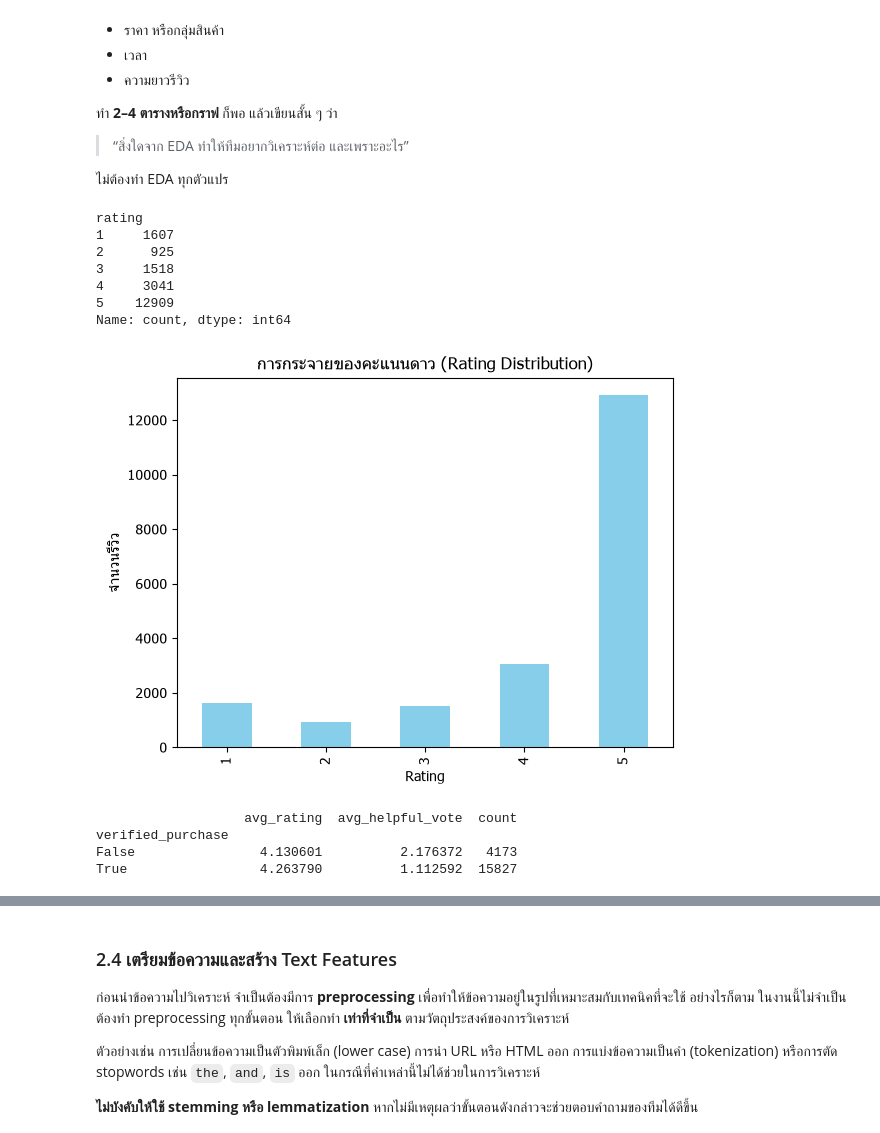
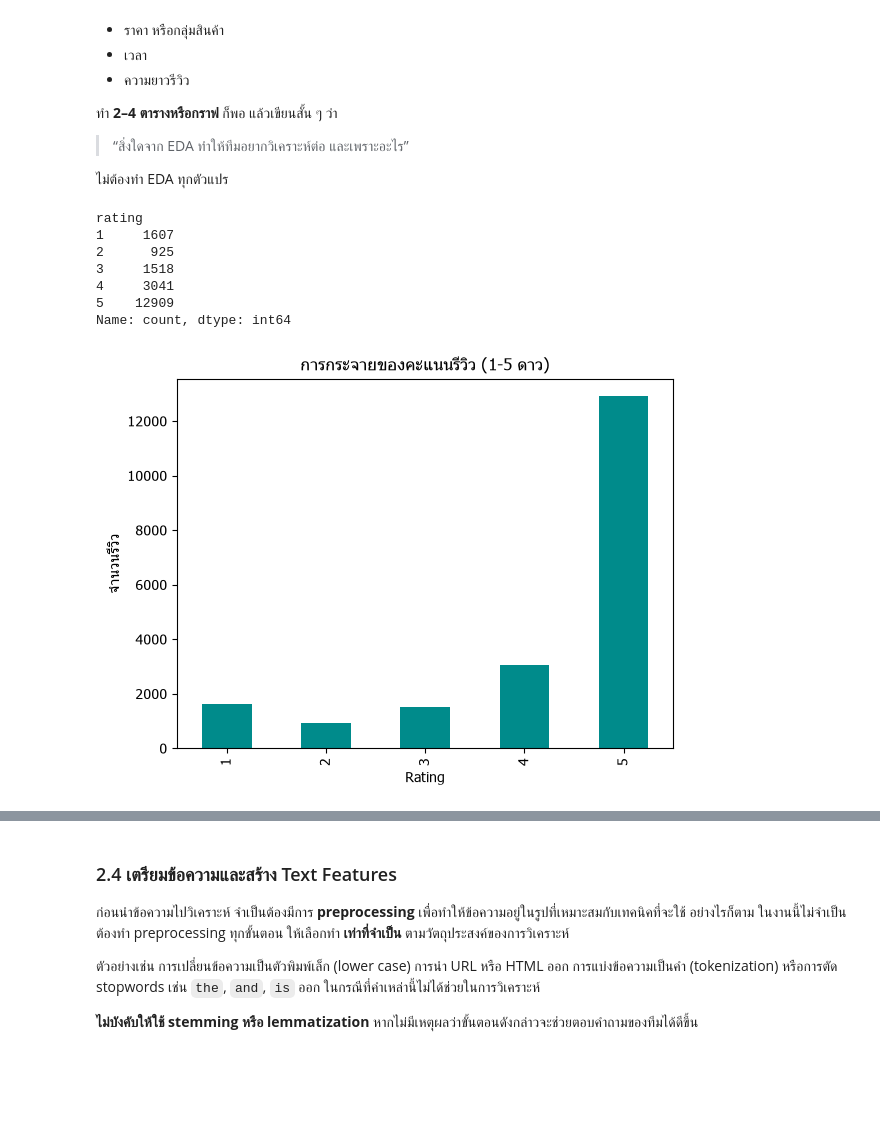
Before and after one commit to spannav/project_bigdata, a Jupyter notebook: Project1_Video_Games.ipynb, the cells around one changed output, grey strips where cells are left out. Cells and saved outputs as stored; diff of their text form; code cells hidden in the pictures; blank space fills up the shorter version.

```diff
--- a/Project1_Video_Games.ipynb
+++ b/Project1_Video_Games.ipynb
@@ -215,8 +215,5 @@ C:\project_bigdata\data\raw\review_categories\Video_Games.jsonl C:\project_bigda
 # %%
-reviews = pd.read_json(review_path, lines=True, nrows=SAMPLE_N)
-df_reviews = reviews.rename(columns={'asin':'parent_asin'})
-
-df_review = reviews.sample(n=20000, random_state=50).copy()
+df_review = pd.read_json(review_path, lines=True, nrows=SAMPLE_N)
 df_review
 # %% [output]
 |  | rating | title | text | images | asin | parent_asin | user_id | timestamp | helpful_vote | ... |
@@ -273,27 +287,17 @@ dtype: int64
 > จุดประสงค์คือให้รู้ว่าข้อมูลที่ใช้เชื่อถือได้พอสำหรับคำถามของทีม ไม่ใช่ทำ data cleaning ทุกอย่างที่เป็นไปได้
 # %%
 # สุ่มรีวิว 20,000 รายการจากไฟล์
-df_review = reviews.sample(n=20000, random_state=50).copy()
-print(f"จำนวนรีวิวหลังจากสุ่มได้: {len(df_review)} รายการ")
-
-# ตรวจสอบว่ามีค่า parent_asin เป็น null หรือไม่
-def check_null_parent_asin(df_review):
-    for i in df_review['parent_asin'].isnull():
-        if i == True:
-            print("มีค่า parent_asin เป็น null")
-    else:
-            print("ไม่มีค่า parent_asin เป็น null")
-
-print(check_null_parent_asin(df_review))
+df_review_sample = df_review.sample(n=20000, random_state=42).copy()
+print(f"จำนวนรีวิวหลังจากสุ่มได้: {df_review_sample.shape[0]} รายการ")
 
 # merge ข้อมูลรีวิวกับข้อมูล meta โดยใช้ parent_asin เป็น key
-table_merge = df_review.merge(
+table_merge = df_review_sample.merge(
     df_meta,
     on="parent_asin",
     how="left",
     indicator=True
 )
-print(f"จำนวนรีวิวหลัง merge : {len(table_merge)}")
+print(f"จำนวนรีวิวหลัง merge : {table_merge.shape[0]} รายการ")
 
 # รายงานผลการ join
 join_success = (
@@ -309,6 +313,6 @@ duplicate_count = table_merge.duplicated(
     subset=["user_id", "parent_asin", "timestamp", "text"]
 ).sum()
 
-print("ค่าซ้ำในตาราง:", duplicate_count)
+print("รีวิวซ้ำในตารางหลัง merge:", duplicate_count)
 # %% [output]
 จำนวนรีวิวหลังจากสุ่มได้: 20000 รายการ
@@ -366,35 +421,22 @@ duplicates[
 # %%
 # ----------------- Your code here -----------------
 import matplotlib.pyplot as plt
 import pandas as pd
 
 # 1) การกระจายของคะแนนดาว
 rating_counts = table_merge['rating'].value_counts().sort_index()
 print(rating_counts)
 
-rating_counts.plot(kind='bar', color='skyblue')
-plt.title('การกระจายของคะแนนดาว (Rating Distribution)')
+rating_counts.plot(kind='bar', color='darkcyan')
+plt.title('การกระจายของคะแนนรีวิว (1-5 ดาว)')
 plt.xlabel('Rating'); plt.ylabel('จำนวนรีวิว')
 plt.show()
 # %% [output]
 rating
 1     1607
 2      925
 3     1518
 4     3041
 5    12909
 Name: count, dtype: int64
-[figure, old version]
+[figure, new version]
-# %%
-# 2) verified_purchase เทียบกับ rating เฉลี่ย และ helpful_vote เฉลี่ย
-verified_summary = table_merge.groupby('verified_purchase').agg(
-    avg_rating=('rating', 'mean'),
-    avg_helpful_vote=('helpful_vote', 'mean'),
-    count=('rating', 'size')
-)
-print(verified_summary)
-# %% [output]
-                   avg_rating  avg_helpful_vote  count
-verified_purchase
-False                4.130601          2.176372   4173
-True                 4.263790          1.112592  15827
```
Also changed, not shown: parts of 26 cells of this notebook, 2 other files.
